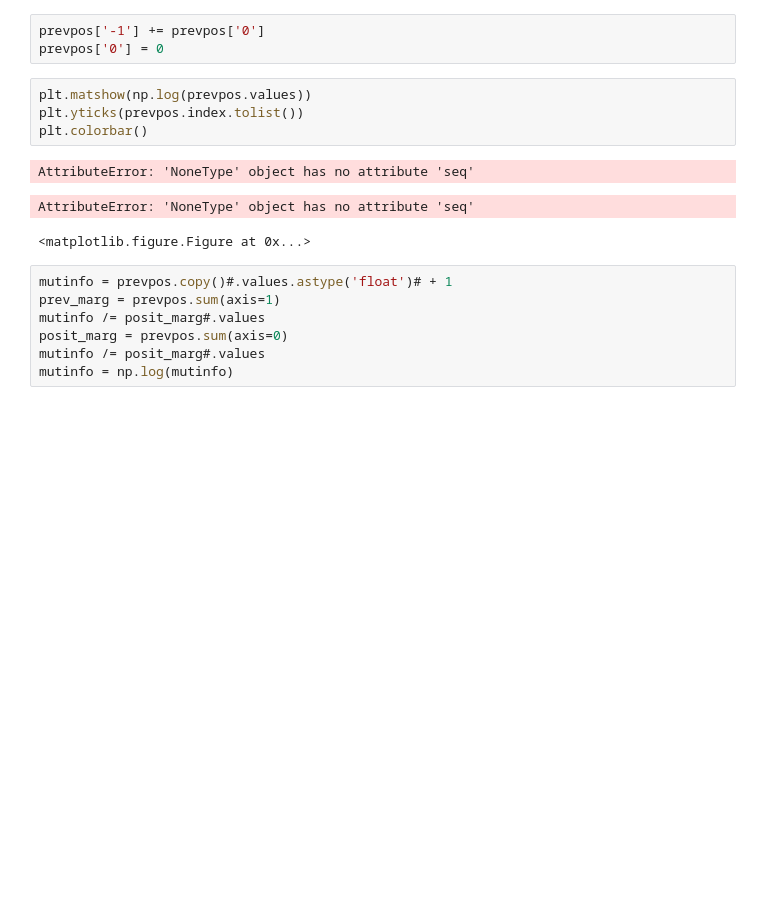
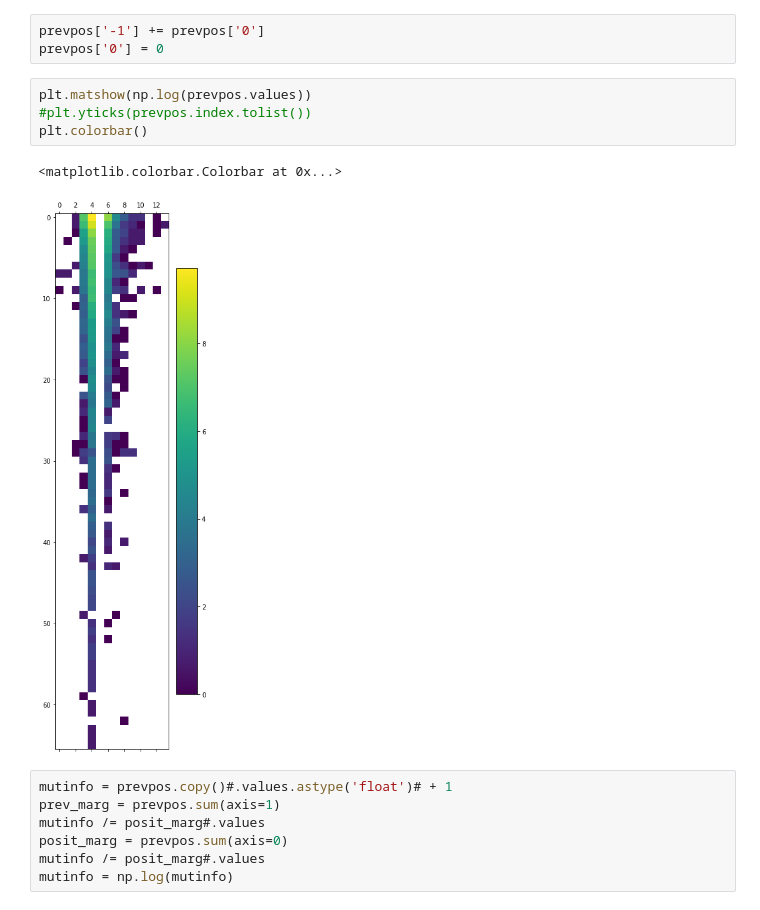
Before and after one commit to makrai/misc, a Jupyter notebook: tade/proverrb_position.ipynb, the cells around one changed output. Cells and saved outputs as stored; diff of their text form; blank space fills up the shorter version.

```diff
--- a/tade/proverrb_position.ipynb
+++ b/tade/proverrb_position.ipynb
@@ -27,12 +27,11 @@ prevpos['-1'] += prevpos['0']
 prevpos['0'] = 0
 # %%
 plt.matshow(np.log(prevpos.values))
-plt.yticks(prevpos.index.tolist())
+#plt.yticks(prevpos.index.tolist())
 plt.colorbar()
 # %% [output]
-AttributeError: 'NoneType' object has no attribute 'seq'
+<matplotlib.colorbar.Colorbar at 0x...>
-AttributeError: 'NoneType' object has no attribute 'seq'
-<matplotlib.figure.Figure at 0x...>
+[figure, added]
 # %%
 mutinfo = prevpos.copy()#.values.astype('float')# + 1
 prev_marg = prevpos.sum(axis=1)
```
Also changed, not shown: parts of 6 cells of this notebook.
